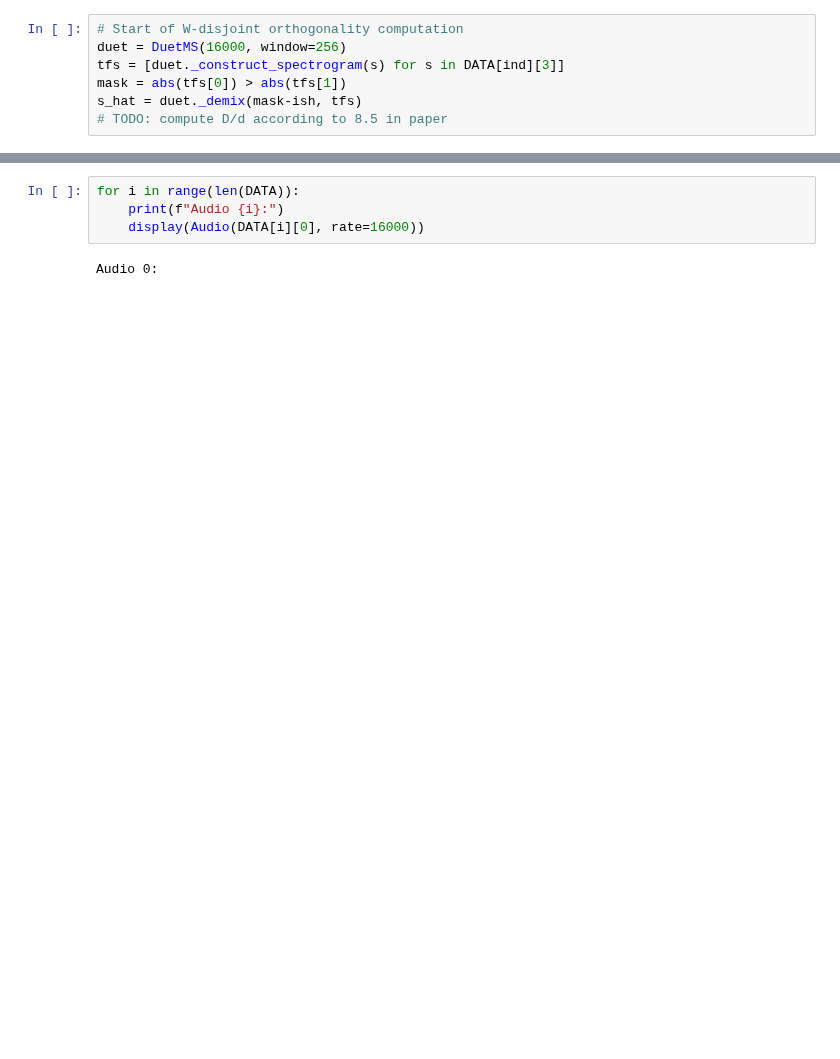
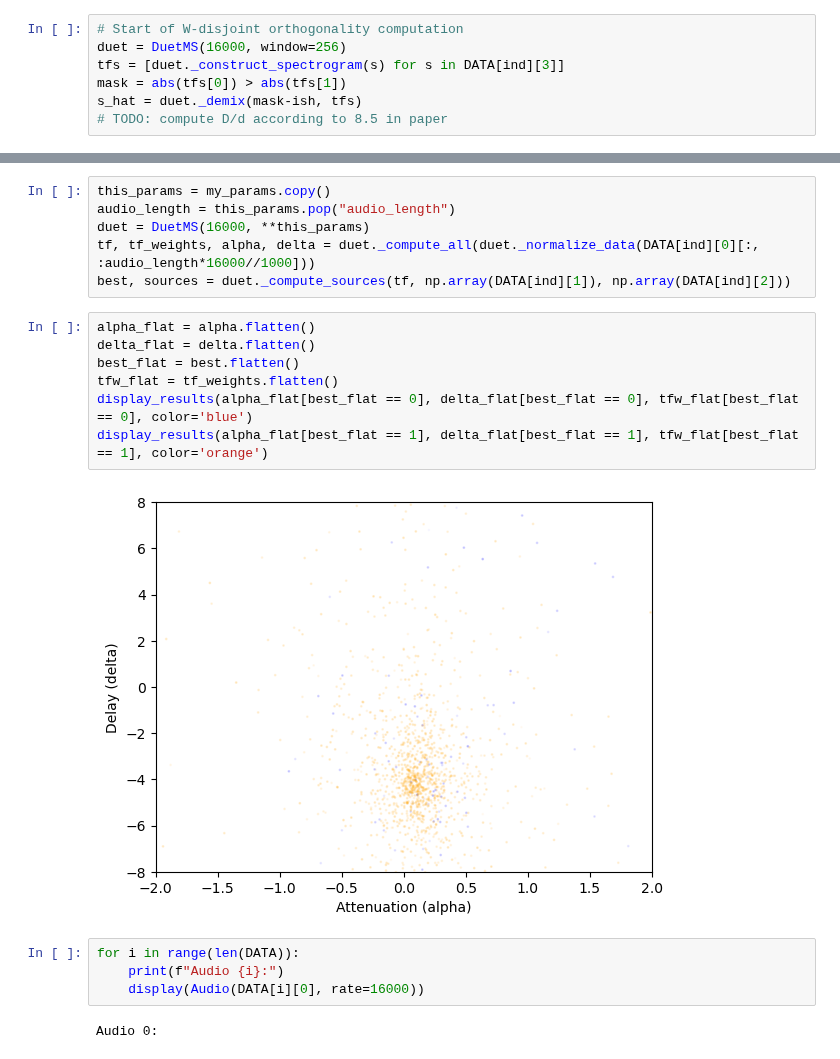
Before and after one commit to MoravianUniversity/duet, a Jupyter notebook: python/duet-opt.ipynb, the cells around one changed output, grey strips where cells are left out. Drawn from its saved outputs; the diff is of its cells as text; blank space fills up the shorter version.

```diff
--- a/python/duet-opt.ipynb
+++ b/python/duet-opt.ipynb
@@ -222,3 +271,18 @@ display_params_2(DATA[ind], param_grid[0], sub=1)
+# %%
+this_params = my_params.copy()
+audio_length = this_params.pop("audio_length")
+duet = DuetMS(16000, **this_params)
+tf, tf_weights, alpha, delta = duet._compute_all(duet._normalize_data(DATA[ind][0][:, :audio_length*16000//1000]))
+best, sources = duet._compute_sources(tf, np.array(DATA[ind][1]), np.array(DATA[ind][2]))
+# %%
+alpha_flat = alpha.flatten()
+delta_flat = delta.flatten()
+best_flat = best.flatten()
+tfw_flat = tf_weights.flatten()
+display_results(alpha_flat[best_flat == 0], delta_flat[best_flat == 0], tfw_flat[best_flat == 0], color='blue')
+display_results(alpha_flat[best_flat == 1], delta_flat[best_flat == 1], tfw_flat[best_flat == 1], color='orange')
+# %% [output]
+[figure, added]
 # %%
 for i in range(len(DATA)):
     print(f"Audio {i}:")
```
Also changed, not shown: parts of 5 cells of this notebook, 3 other files.
